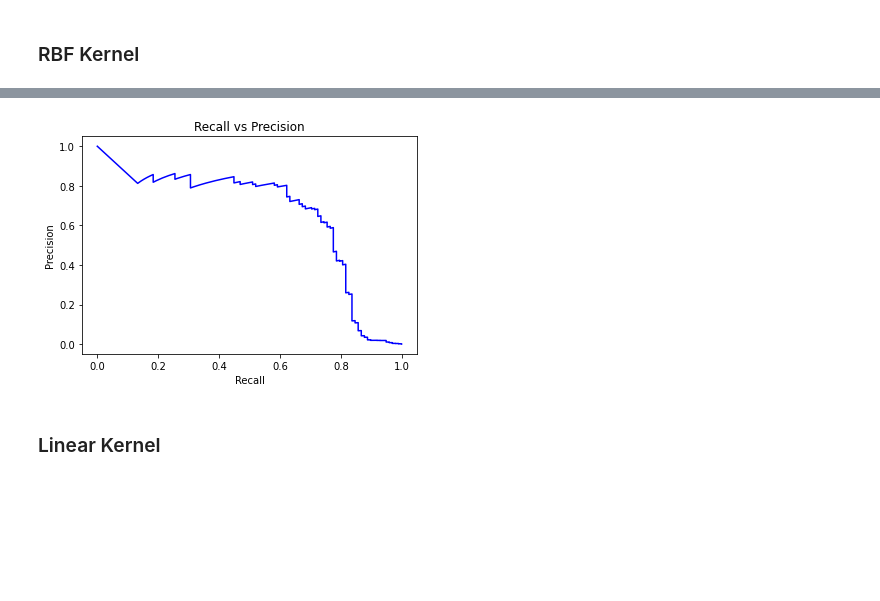
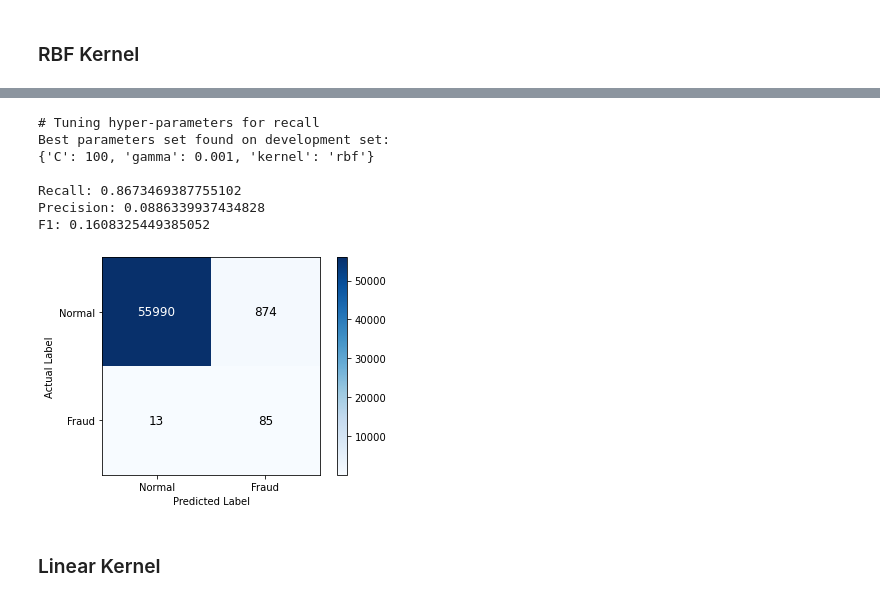
Before and after one commit to meuliano/ML_Credit_Card_Fraud_Detection, a Jupyter notebook: SVM.ipynb, the cells around one changed output, grey strips where cells are left out. Drawn from its saved outputs; the diff is of its cells as text; code cells hidden in the pictures; blank space fills up the shorter version.

```diff
--- a/SVM.ipynb
+++ b/SVM.ipynb
@@ -146,7 +60,0 @@ Base SVM Confusion Matrix tested on Test Set
-# %%
-model = SVC(C=1,kernel='rbf',gamma='scale')
-model.fit(x_train_u,y_train_u)
-print("Base SVM Confusion Matrix tested on Training Set")
-test_svm_model(x_train_u,y_train_u,model)
-print("Base SVM Confusion Matrix tested on Test Set")
-test_svm_model(x_test,y_test,model)
@@ -162,7 +60,0 @@ Base SVM Confusion Matrix tested on Test Set
-# %%
-model = SVC(C=10,degree=1,kernel='poly',gamma='scale')
-model.fit(x_train_u,y_train_u)
-print("Base SVM Confusion Matrix tested on Training Set")
-test_svm_model(x_train_u,y_train_u,model)
-print("Base SVM Confusion Matrix tested on Test Set")
-test_svm_model(x_test,y_test,model)
@@ -176,34 +61,13 @@ Base SVM Confusion Matrix tested on Test Set
 # %% [markdown]
 ### Hyperparameter Selection via Grid Search
 # %%
-from sklearn.model_selection import GridSearchCV
-from sklearn.metrics import classification_report
-
-def Grid_Search_SVM(parameters, score, x_train, y_train, x_test, y_test):
+def Grid_Search_SVM(parameters, score, x_train, y_train):
     print("# Tuning hyper-parameters for %s" % score)
-    print()
 
     clf = GridSearchCV(SVC(probability=True), parameters, scoring="%s_macro" % score,n_jobs=-1)
     clf.fit(x_train, y_train)
 
     print("Best parameters set found on development set:")
-    print()
     print(clf.best_params_)
-    # print()
-    # print("Grid scores on development set:")
-    # print()
-    # means = clf.cv_results_["mean_test_score"]
-    # stds = clf.cv_results_["std_test_score"]
-    # for mean, std, params in zip(means, stds, clf.cv_results_["params"]):
-    #     print("%0.3f (+/-%0.03f) for %r" % (mean, std * 2, params))
-    # print()
 
-    # print("Detailed classification report:")
-    # print()
-    # print("The model is trained on the full development set.")
-    # print("The scores are computed on the full evaluation set.")
-    # print()
-    y_true, y_pred = y_test, clf.predict(x_test)
-    print(classification_report(y_true, y_pred))
-    print()
     return clf.best_estimator_
@@ -280,13 +118,18 @@ Base SVM Confusion Matrix tested on Test Set
-# %%
-prediction = best_model.predict(x_test)
-y_score = best_model.predict_proba(x_test)
-precision, recall, thresholds = precision_recall_curve(y_test, y_score[:,1])
-plt.plot(recall, precision, 'b', label='Precision-Recall curve')
-plt.title('Recall vs Precision')
-plt.xlabel('Recall')
-plt.ylabel('Precision')
-plt.show()
-# %% [output]
-[figure, removed]
+# %%
+tuning_params_rbf = {"kernel": ["rbf"], "gamma": ['scale', 0.01,1e-3, 1e-4], "C": [1, 10, 100, 1000]}
+
+opt_model_rbf = Grid_Search_SVM(tuning_params_rbf, 'recall', x_train_u, y_train_u)
+print()
+
+pfa_rbf, trpr_rbf, y_pred_rbf,cnf_rbf = model_performance(opt_model_rbf)
+# %% [output]
+# Tuning hyper-parameters for recall
+Best parameters set found on development set:
+{'C': 100, 'gamma': 0.001, 'kernel': 'rbf'}
+
+Recall: 0.8673469387755102
+Precision: 0.0886339937434828
+F1: 0.1608325449385052
+[figure, added]
 # %% [markdown]
 ### Linear Kernel
```
Also changed, not shown: parts of 30 cells of this notebook.
